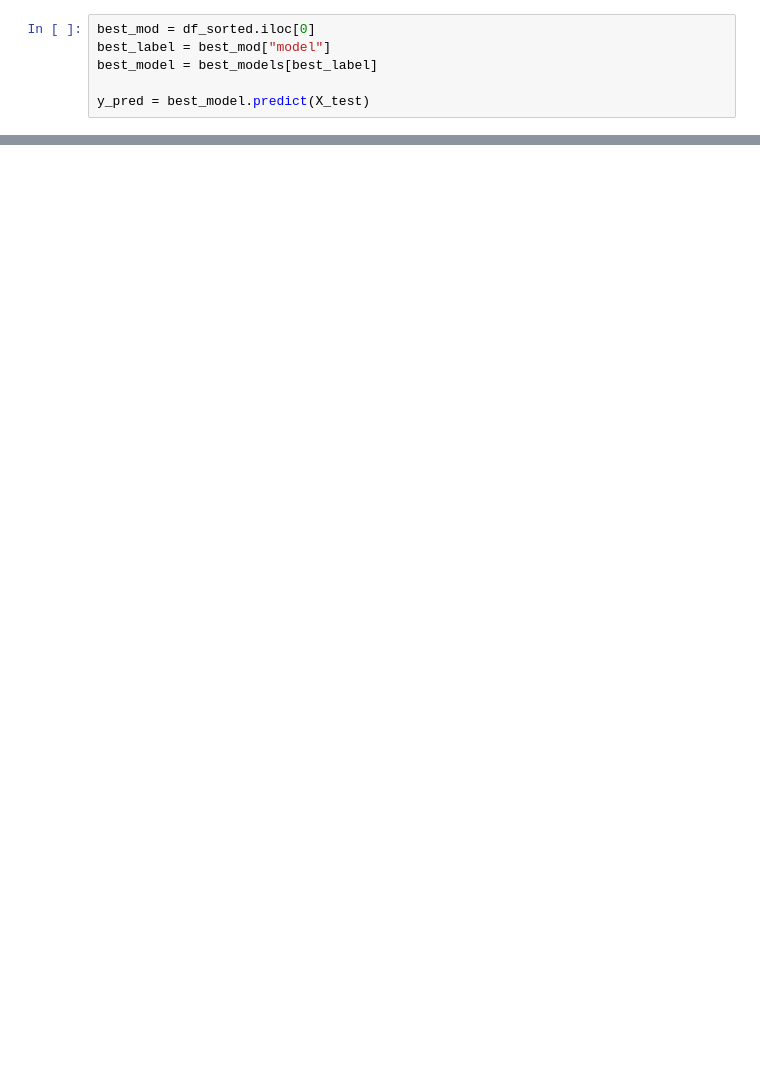
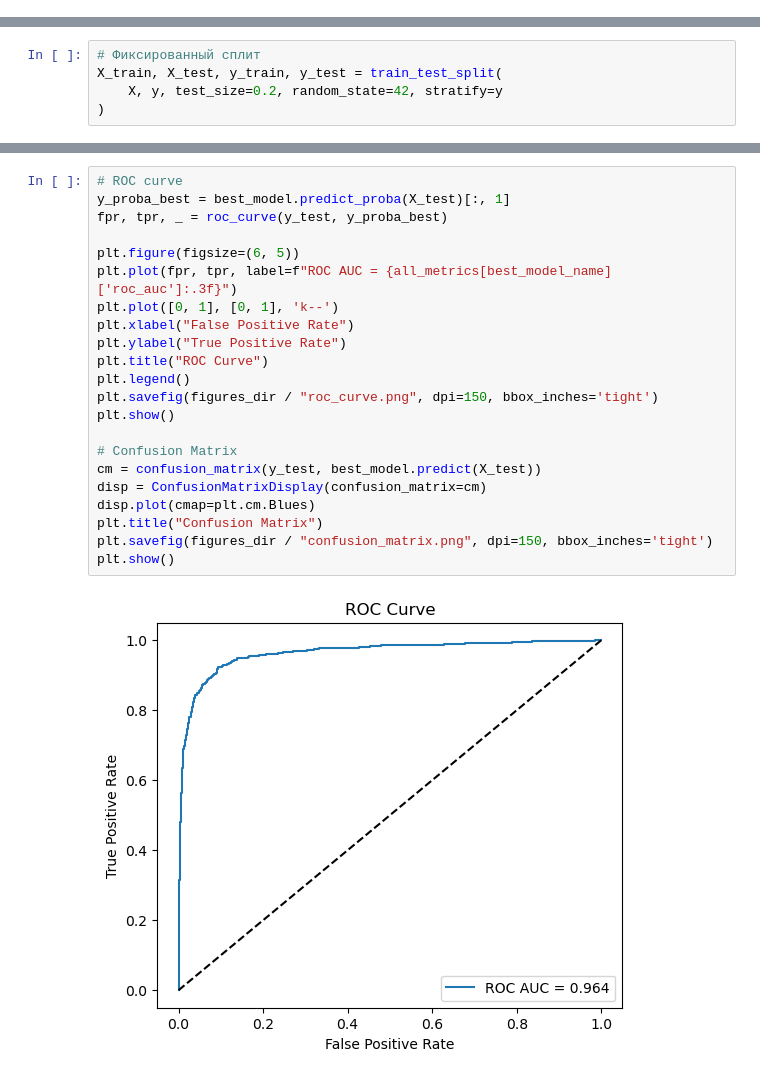
Before and after one commit to panarina-anna/course-aie-group-2, a Jupyter notebook: homeworks/HW06/HW06.ipynb, the cells around one changed output, grey strips where cells are left out. Cells and saved outputs as stored; diff of their text form; blank space fills up the shorter version.

```diff
--- a/homeworks/HW06/HW06.ipynb
+++ b/homeworks/HW06/HW06.ipynb
@@ -422,6 +0,0 @@ df_sorted
-# %%
-best_mod = df_sorted.iloc[0]
-best_label = best_mod["model"]
-best_model = best_models[best_label]
-
-y_pred = best_model.predict(X_test)
@@ -512,0 +70,5 @@ Saved artifacts\best_model_meta_json
+# %%
+# Фиксированный сплит
+X_train, X_test, y_train, y_test = train_test_split(
+    X, y, test_size=0.2, random_state=42, stratify=y
+)
@@ -512,0 +232,24 @@ Saved artifacts\best_model_meta_json
+# %%
+# ROC curve
+y_proba_best = best_model.predict_proba(X_test)[:, 1]
+fpr, tpr, _ = roc_curve(y_test, y_proba_best)
+
+plt.figure(figsize=(6, 5))
+plt.plot(fpr, tpr, label=f"ROC AUC = {all_metrics[best_model_name]['roc_auc']:.3f}")
+plt.plot([0, 1], [0, 1], 'k--')
+plt.xlabel("False Positive Rate")
+plt.ylabel("True Positive Rate")
+plt.title("ROC Curve")
+plt.legend()
+plt.savefig(figures_dir / "roc_curve.png", dpi=150, bbox_inches='tight')
+plt.show()
+
+# Confusion Matrix
+cm = confusion_matrix(y_test, best_model.predict(X_test))
+disp = ConfusionMatrixDisplay(confusion_matrix=cm)
+disp.plot(cmap=plt.cm.Blues)
+plt.title("Confusion Matrix")
+plt.savefig(figures_dir / "confusion_matrix.png", dpi=150, bbox_inches='tight')
+plt.show()
+# %% [output]
+[figure, added]
```
Also changed, not shown: parts of 56 cells of this notebook, 17 other files.
